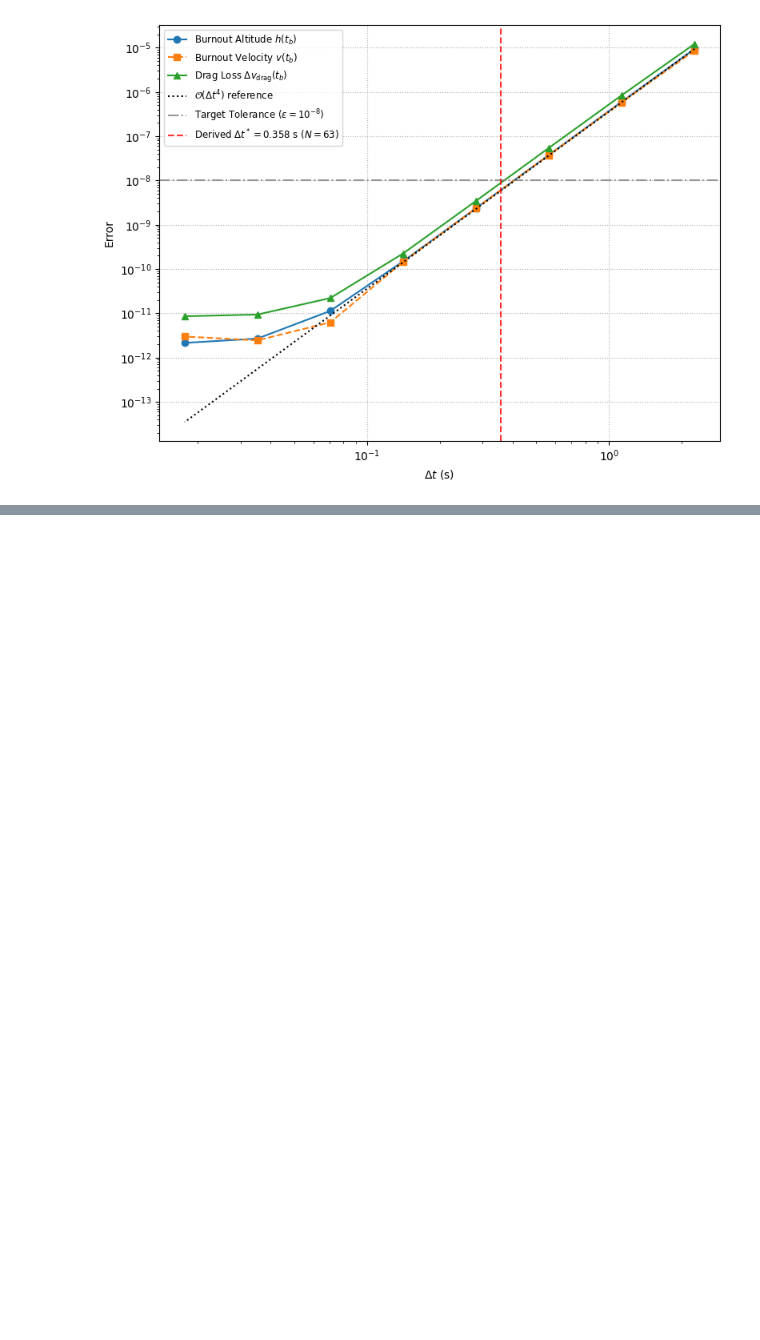
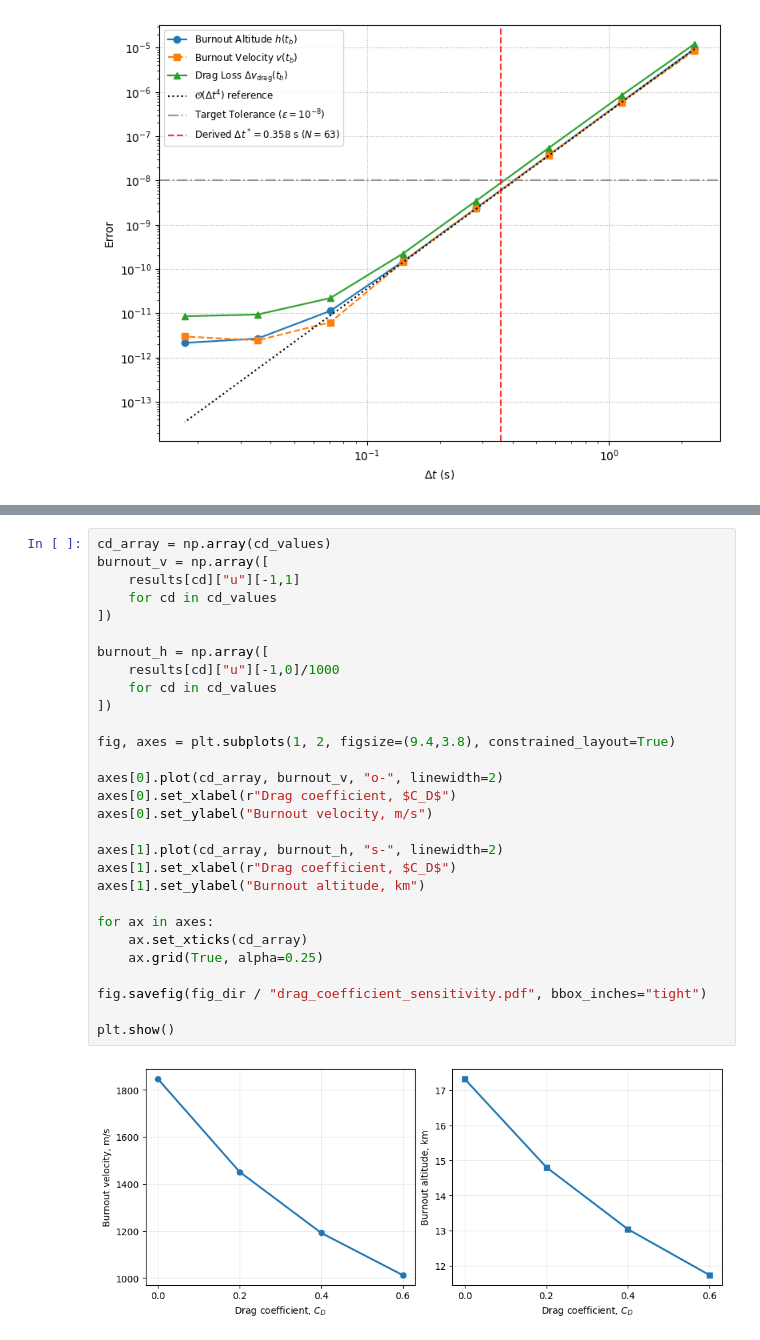
Before and after one commit to jchawla15/AE370-GP1-rocket-drag, a Jupyter notebook: rocket_ivp.ipynb, the cells around one changed output, grey strips where cells are left out. Saved outputs shown, nothing was run; the diff lists cells and outputs as text; blank space fills up the shorter version.

```diff
--- a/rocket_ivp.ipynb
+++ b/rocket_ivp.ipynb
@@ -659,0 +779,31 @@ Discrepancy between methods                       : 3.411e-13 m/s
+# %%
+cd_array = np.array(cd_values)
+burnout_v = np.array([
+    results[cd]["u"][-1,1]
+    for cd in cd_values
+])
+
+burnout_h = np.array([
+    results[cd]["u"][-1,0]/1000
+    for cd in cd_values
+])
+
+fig, axes = plt.subplots(1, 2, figsize=(9.4,3.8), constrained_layout=True)
+
+axes[0].plot(cd_array, burnout_v, "o-", linewidth=2)
+axes[0].set_xlabel(r"Drag coefficient, $C_D$")
+axes[0].set_ylabel("Burnout velocity, m/s")
+
+axes[1].plot(cd_array, burnout_h, "s-", linewidth=2)
+axes[1].set_xlabel(r"Drag coefficient, $C_D$")
+axes[1].set_ylabel("Burnout altitude, km")
+
+for ax in axes:
+    ax.set_xticks(cd_array)
+    ax.grid(True, alpha=0.25)
+
+fig.savefig(fig_dir / "drag_coefficient_sensitivity.pdf", bbox_inches="tight")
+
+plt.show()
+# %% [output]
+[figure, added]
```
Also changed, not shown: parts of 4 cells of this notebook, 3 other files.
